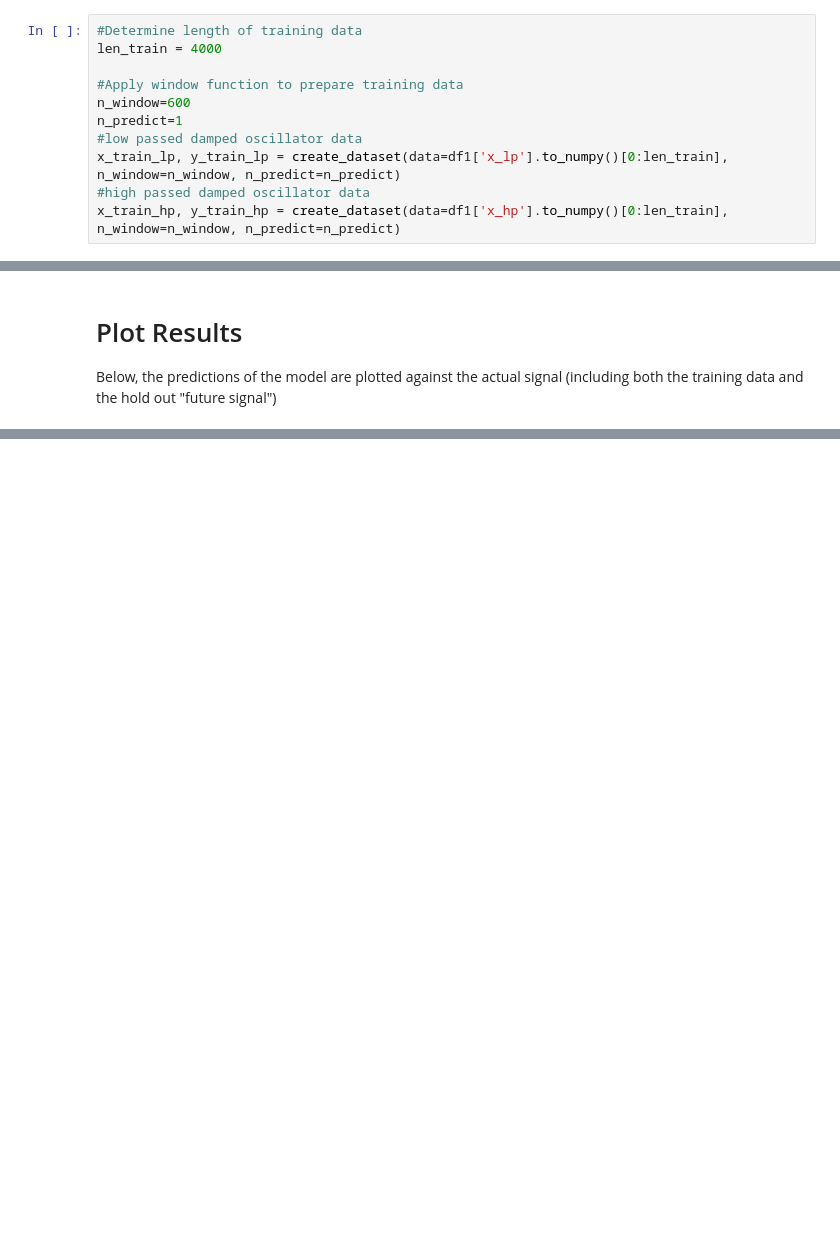
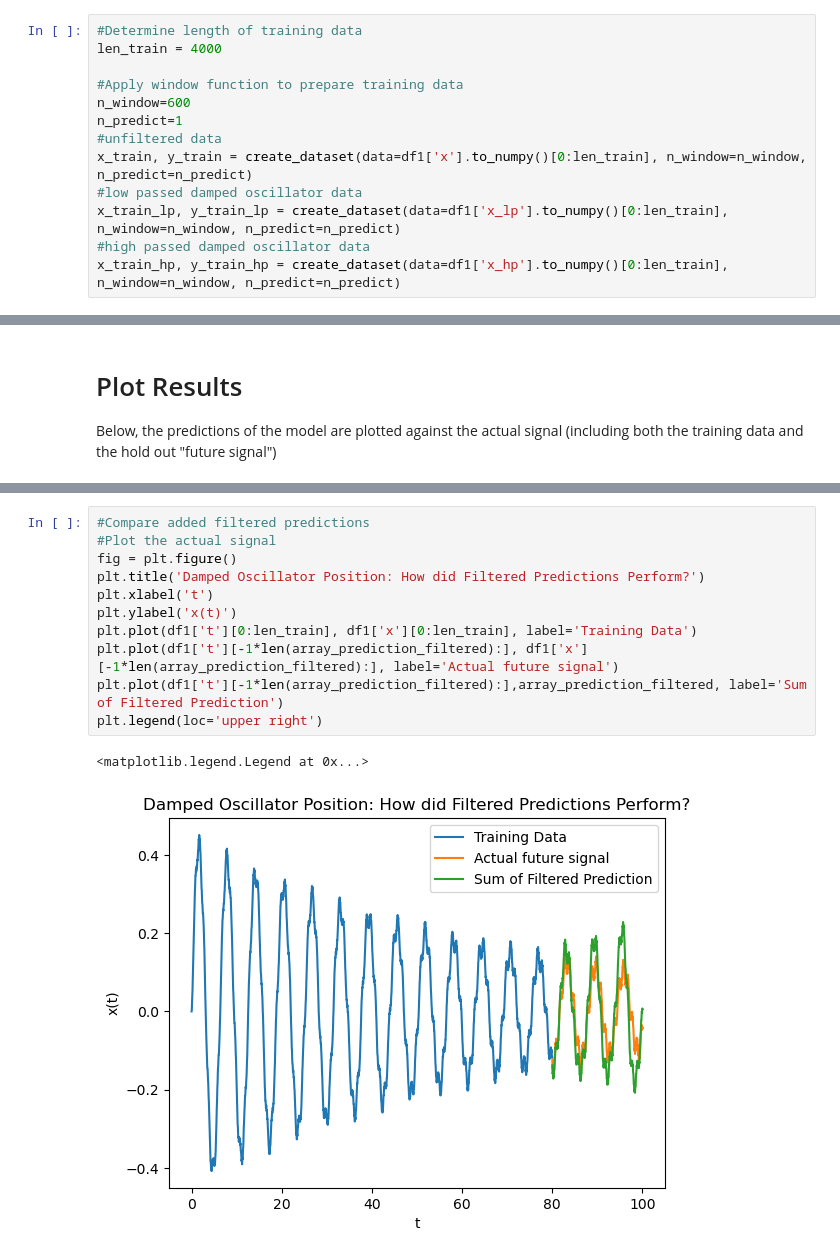
Before and after one commit to gaoadam/dynamicmodel, a Jupyter notebook: lstm_predictions_filtered.ipynb, the cells around one changed output, grey strips where cells are left out. Drawn from its saved outputs; the diff is of its cells as text; blank space fills up the shorter version.

```diff
--- a/lstm_predictions_filtered.ipynb
+++ b/lstm_predictions_filtered.ipynb
@@ -98,6 +98,8 @@ len_train = 4000
 #Apply window function to prepare training data
 n_window=600
 n_predict=1
+#unfiltered data
+x_train, y_train = create_dataset(data=df1['x'].to_numpy()[0:len_train], n_window=n_window, n_predict=n_predict)
 #low passed damped oscillator data
 x_train_lp, y_train_lp = create_dataset(data=df1['x_lp'].to_numpy()[0:len_train], n_window=n_window, n_predict=n_predict)
 #high passed damped oscillator data
@@ -259,3 +264,17 @@ plt.legend(loc='upper right')
+# %%
+#Compare added filtered predictions
+#Plot the actual signal
+fig = plt.figure()
+plt.title('Damped Oscillator Position: How did Filtered Predictions Perform?')
+plt.xlabel('t')
+plt.ylabel('x(t)')
+plt.plot(df1['t'][0:len_train], df1['x'][0:len_train], label='Training Data')
+plt.plot(df1['t'][-1*len(array_prediction_filtered):], df1['x'][-1*len(array_prediction_filtered):], label='Actual future signal')
+plt.plot(df1['t'][-1*len(array_prediction_filtered):],array_prediction_filtered, label='Sum of Filtered Prediction')
+plt.legend(loc='upper right')
+# %% [output]
+<matplotlib.legend.Legend at 0x...>
+[figure, added]
 # %%
 #Compare added filtered predictions
 #Plot the actual signal
```
Also changed, not shown: parts of 10 cells of this notebook, 4 other files.
